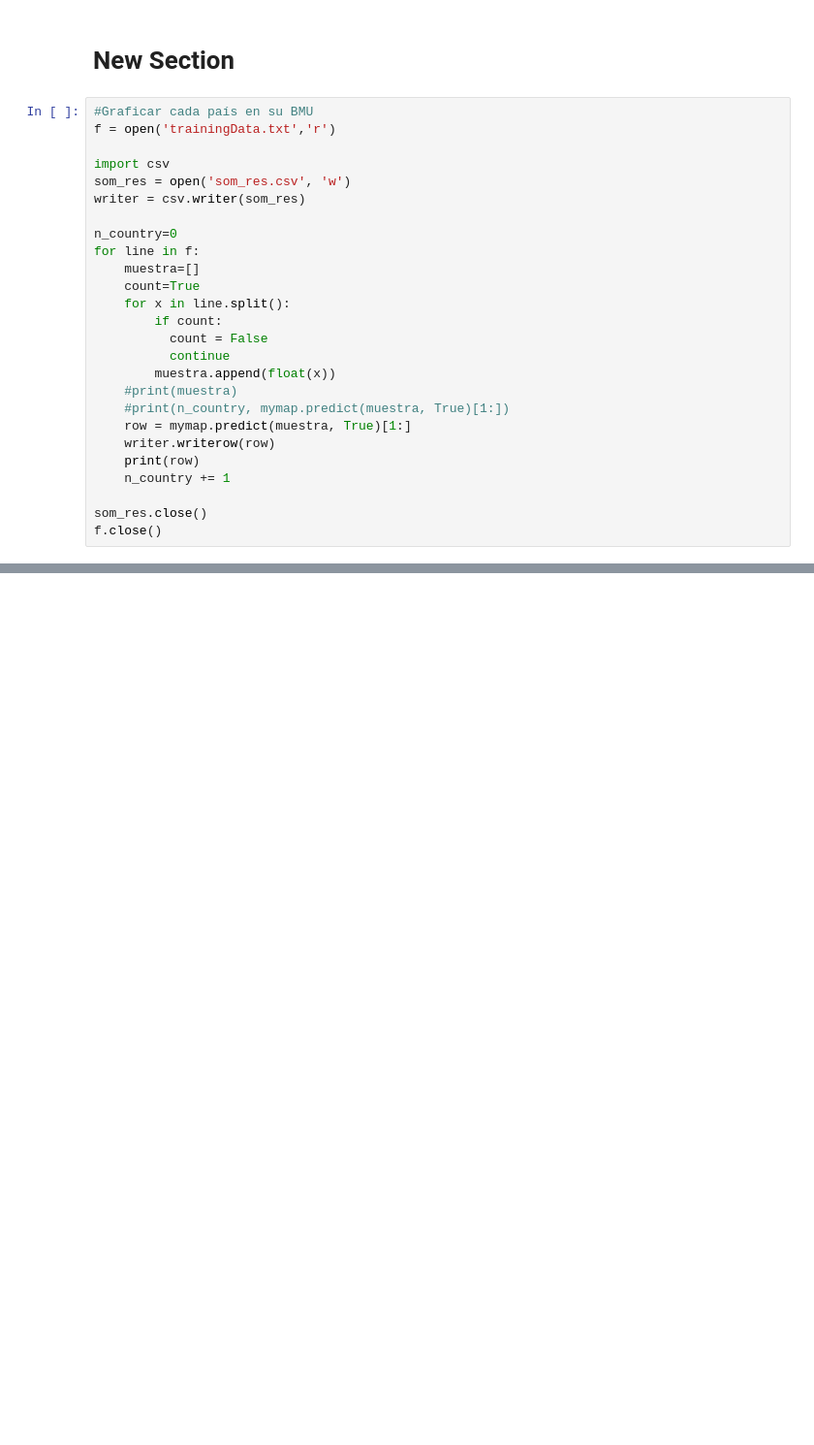
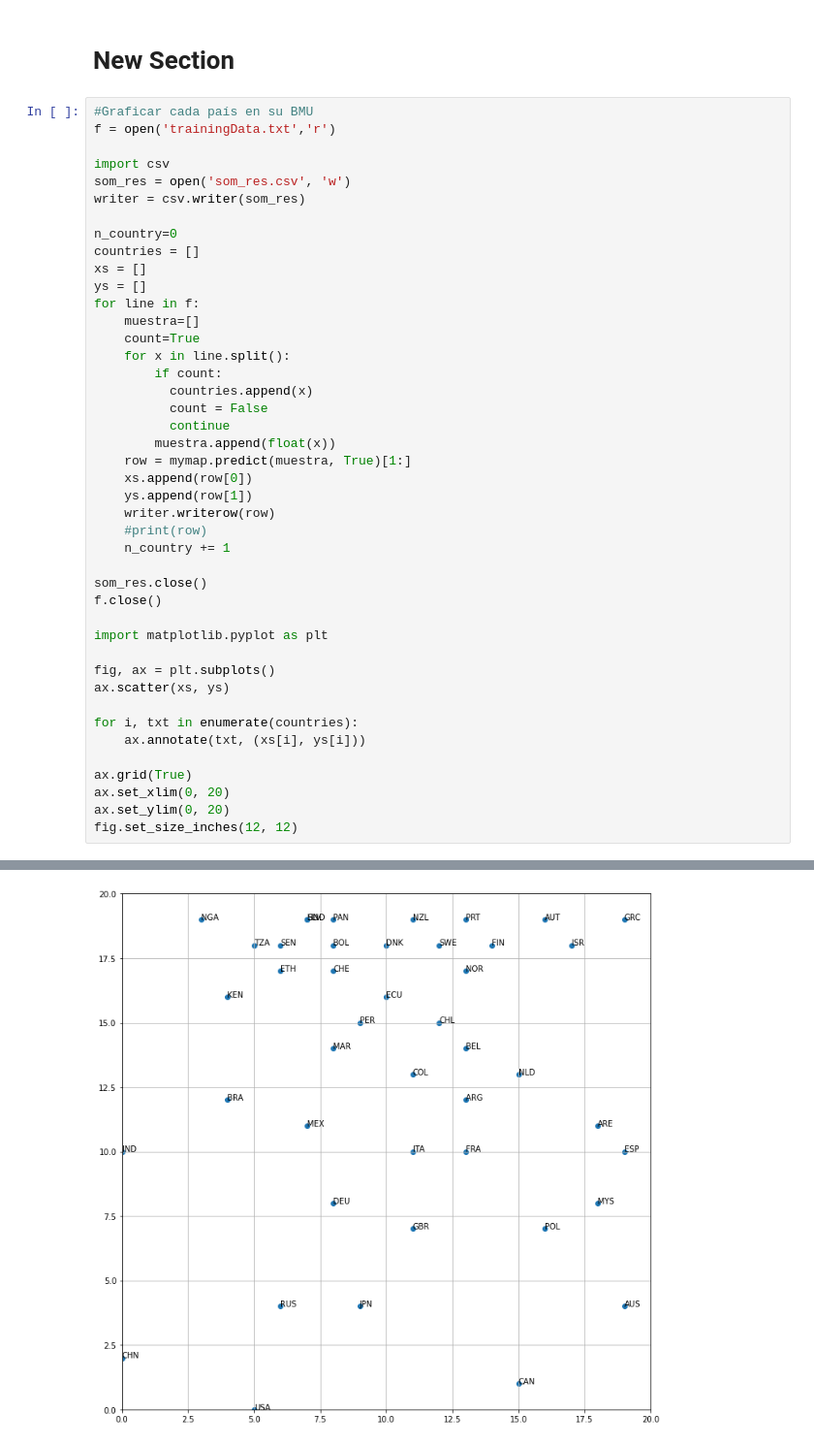
Before and after one commit to angelfonsecar/SOM_energy, a Jupyter notebook: SOM_energy.ipynb, the cells around one changed output, grey strips where cells are left out. Shown at 97% size. Drawn from its saved outputs; the diff is of its cells as text; blank space fills up the shorter version.

```diff
--- a/SOM_energy.ipynb
+++ b/SOM_energy.ipynb
@@ -183,21 +183,38 @@ som_res = open('som_res.csv', 'w')
 writer = csv.writer(som_res)
 
 n_country=0
+countries = []
+xs = []
+ys = []
 for line in f:
     muestra=[]
     count=True
     for x in line.split():
         if count:
+          countries.append(x)
           count = False
           continue
         muestra.append(float(x))
-    #print(muestra)
-    #print(n_country, mymap.predict(muestra, True)[1:])
     row = mymap.predict(muestra, True)[1:]
+    xs.append(row[0])
+    ys.append(row[1])
     writer.writerow(row)
-    print(row)
+    #print(row)
     n_country += 1
 
 som_res.close()
 f.close()
+
+import matplotlib.pyplot as plt
+
+fig, ax = plt.subplots()
+ax.scatter(xs, ys)
+
+for i, txt in enumerate(countries):
+    ax.annotate(txt, (xs[i], ys[i]))
+
+ax.grid(True)
+ax.set_xlim(0, 20)
+ax.set_ylim(0, 20)
+fig.set_size_inches(12, 12)
 # %% [output]
@@ -220,0 +221 @@ f.close()
+[figure, added]
```
Also changed, not shown: parts of 1 cell of this notebook.
